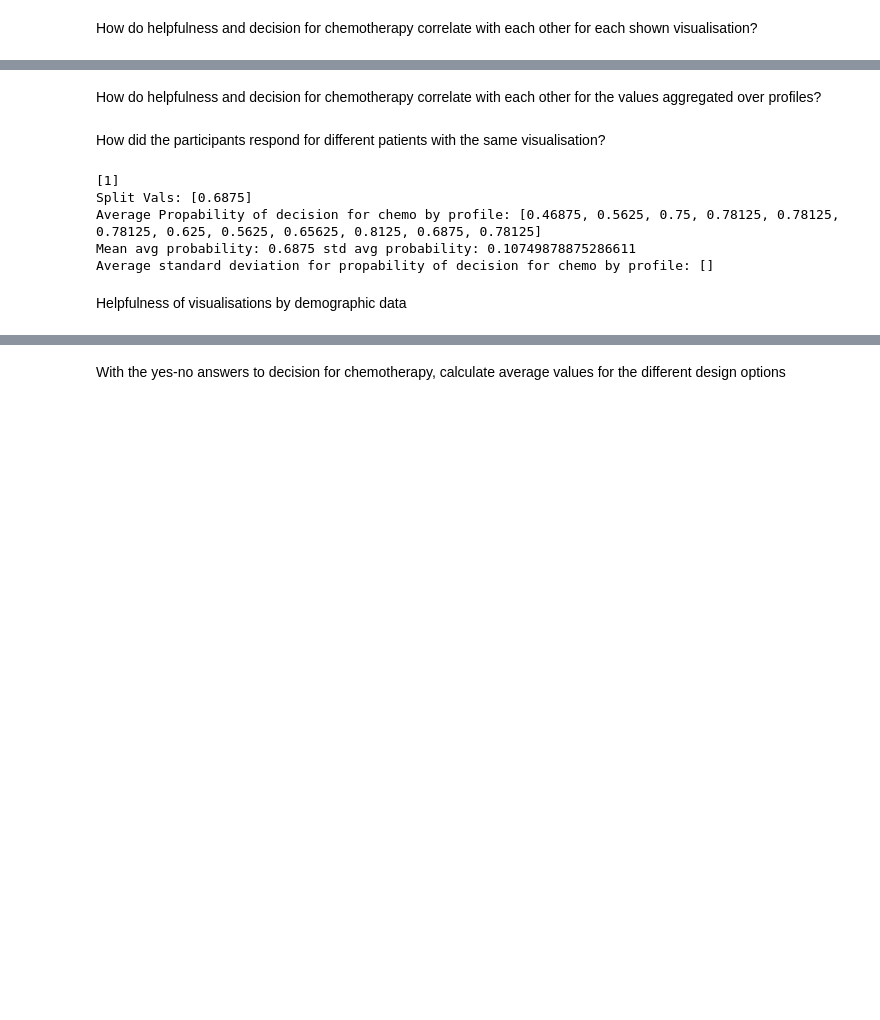
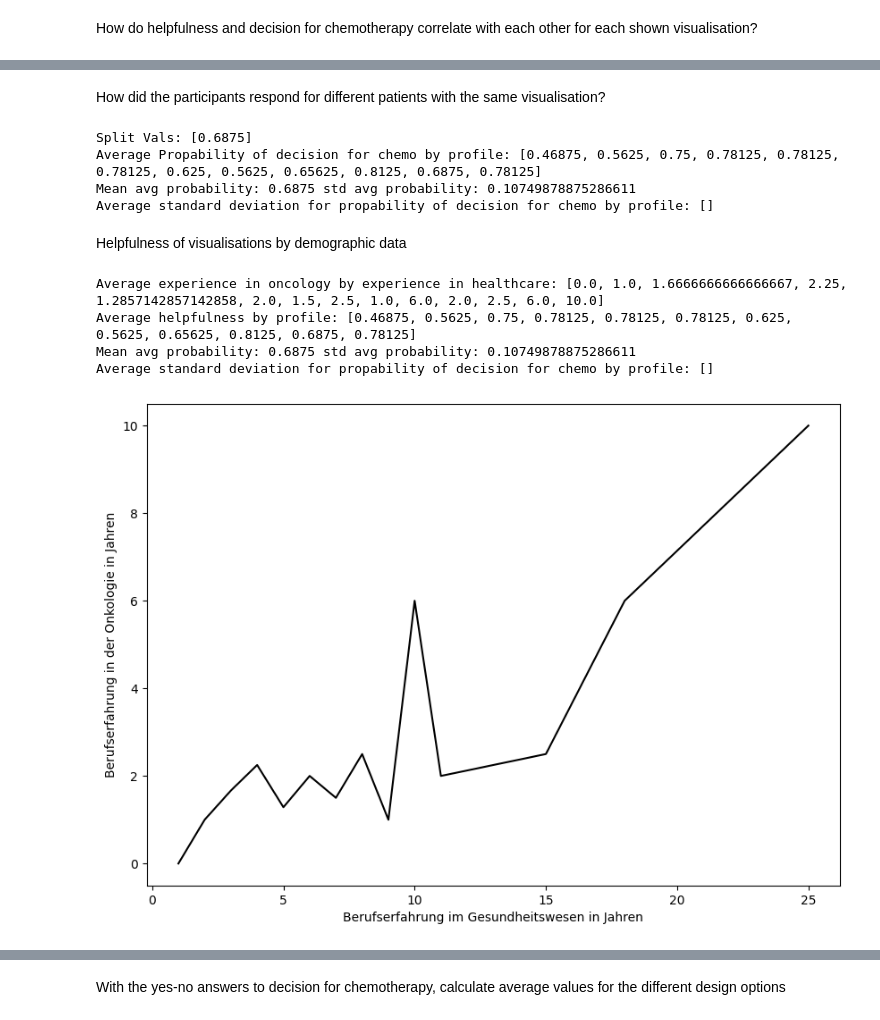
Before and after one commit to LucaGemballa/TEPVisualisationsForCFRNet, a Jupyter notebook: evaluation.ipynb, the cells around one changed output, grey strips where cells are left out. Cells and saved outputs as stored; diff of their text form; code cells hidden in the pictures; blank space fills up the shorter version.

```diff
--- a/evaluation.ipynb
+++ b/evaluation.ipynb
@@ -321,5 +319,3 @@ plt.show()
-# %% [markdown]
-How do helpfulness and decision for chemotherapy correlate with each other for the values aggregated over profiles?
 # %% [markdown]
 How did the participants respond for different patients with the same visualisation?
 # %%
@@ -329,18 +325,13 @@ perc_treatment_yes_mean = []
 perc_treatment_yes_answers = []
 perc_treatment_yes_std = []
 
-#df_demographic = df.loc[:,'gender': 'interviewtime']
-#df_confidence = df_demographic.iloc[:, 'confidenceAI[SQ001]']
 
 df['confidenceAI[SQ001]'] = df['confidenceAI[SQ001]'].astype(int)
 
 # depending on what you would want to analyse, distances can be fit
-#distances = list(np.unique(df['experienceO']))
 distances = [1]
-print(distances)
 means_by_split_vals = []
 for split in distances:
-
     for p in profile_nrs:
         df_profile = df.loc[:,df.columns.str.startswith('p'+ str(p)+'q1')]  # shape #Participants x # Profiles
 
@@ -348,30 +339,19 @@ for split in distances:
         rem_nans = [df_flattened[i] for i in range(len(df_flattened)) if not np.isnan(df_flattened[i])]
         perc_treatment_yes_answers.append(rem_nans)
 
-        aa = np.unique(df_flattened, return_counts=True)
-
-        #aca = pd.concat([pd.DataFrame(aa[1][1]*[1]), pd.DataFrame(aa[1][0]*[0])])
+        #aa = np.unique(df_flattened, return_counts=True)
 
         perc_treatment_yes = np.mean(rem_nans)
-
         perc_treatment_yes_mean.append(perc_treatment_yes)
-
-        #perc_treatment_y_std = np.std(aca)[0]
-        #perc_treatment_yes_std.append(perc_treatment_y_std)
 
         nans = sum(df_patient.isnull().sum().tolist()) # How many times has this patient NOT been in a question?
         patient_appearances = 384 - nans
-
         means_for_profile = df_profile.mean(axis=0)
 
         perc_treatment_yes_profile = pd.concat([perc_treatment_yes_profile, means_for_profile])
 
     means_by_split_vals.append(np.mean(perc_treatment_yes_mean))
 
-
-
-#nr_answers_prof_pat
-#maybe write dict for this?
 
 print('Split Vals:', means_by_split_vals)
 
@@ -382,10 +362,51 @@ print('Average Propability of decision for chemo by profile:',perc_treatment_yes
 print('Mean avg probability:', np.mean(perc_treatment_yes_mean),'std avg probability:',np.std(perc_treatment_yes_mean))
 print('Average standard deviation for propability of decision for chemo by profile:',perc_treatment_yes_std)
 # %% [output]
-[1]
 Split Vals: [0.6875]
 Average Propability of decision for chemo by profile: [0.46875, 0.5625, 0.75, 0.78125, 0.78125, 0.78125, 0.625, 0.5625, 0.65625, 0.8125, 0.6875, 0.78125]
 Mean avg probability: 0.6875 std avg probability: 0.10749878875286611
 Average standard deviation for propability of decision for chemo by profile: []
 # %% [markdown]
 Helpfulness of visualisations by demographic data
+# %%
+helpfulness_profile = pd.DataFrame()
+helpfulness_profile_mean = []
+helpfulness_profile_answers = []
+helpfulness_profile_std = []
+expH_O = []
+
+distances = list(np.unique(df['experienceH']))
+
+means_by_split_vals = []
+for split in distances:
+    a = df.loc[df['experienceH']  == split ]
+
+    profile_nrs = [1]
+    for p in profile_nrs:
+        df_profile = a.loc[:, 'experienceO']
+
+        df_q2 = df_profile.replace({'AO01': 1, 'AO02': 2, 'AO03': 3, 'AO04': 4, 'AO05': 5, 'AO06': 6, 'AO07': 7, 'AO08': 8, 'AO09': 9, 'AO10': 10})
+
+        df_flattened = df_q2.to_numpy().flatten()
+        rem_nans = [df_flattened[i] for i in range(len(df_flattened)) if not np.isnan(df_flattened[i])]
+        helpfulness_profile_mean.append(np.mean(rem_nans, axis=0))
+
+    expH_O.append(np.mean(helpfulness_profile_mean))
+    helpfulness_profile_mean = []
+
+
+fig, ax = plt.subplots(figsize=(10, 7))
+plt.plot( distances, expH_O, color= 'black')
+plt.xlabel('Berufserfahrung im Gesundheitswesen in Jahren')
+plt.ylabel('Berufserfahrung in der Onkologie in Jahren')
+
+print('Average experience in oncology by experience in healthcare:', expH_O)
+print('Average helpfulness by profile:',perc_treatment_yes_mean)
+print('Mean avg probability:', np.mean(perc_treatment_yes_mean),'std avg probability:',np.std(perc_treatment_yes_mean))
+print('Average standard deviation for propability of decision for chemo by profile:',perc_treatment_yes_std)
+# %% [output]
+Average experience in oncology by experience in healthcare: [0.0, 1.0, 1.6666666666666667, 2.25, 1.2857142857142858, 2.0, 1.5, 2.5, 1.0, 6.0, 2.0, 2.5, 6.0, 10.0]
+Average helpfulness by profile: [0.46875, 0.5625, 0.75, 0.78125, 0.78125, 0.78125, 0.625, 0.5625, 0.65625, 0.8125, 0.6875, 0.78125]
+Mean avg probability: 0.6875 std avg probability: 0.10749878875286611
+Average standard deviation for propability of decision for chemo by profile: []
+[figure, added]
```
Also changed, not shown: parts of 20 cells of this notebook.
